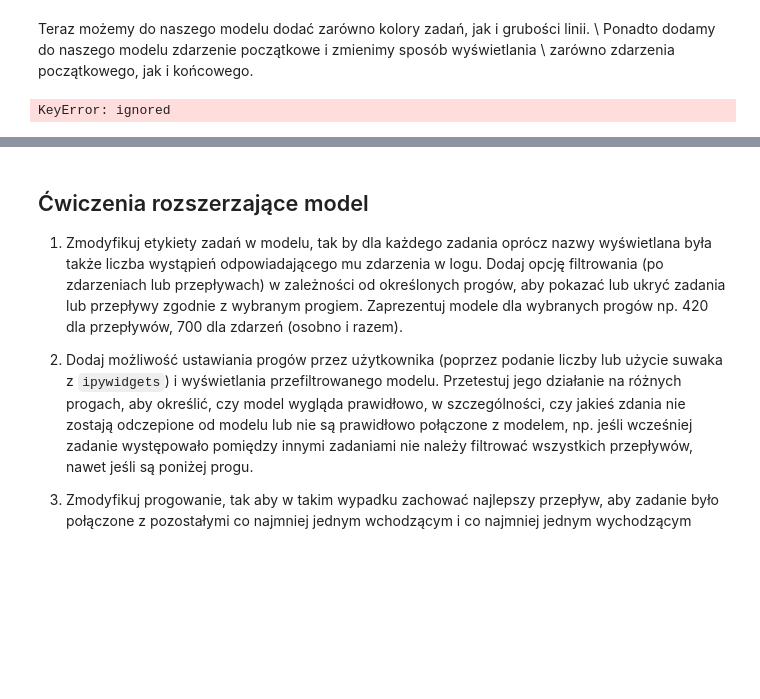
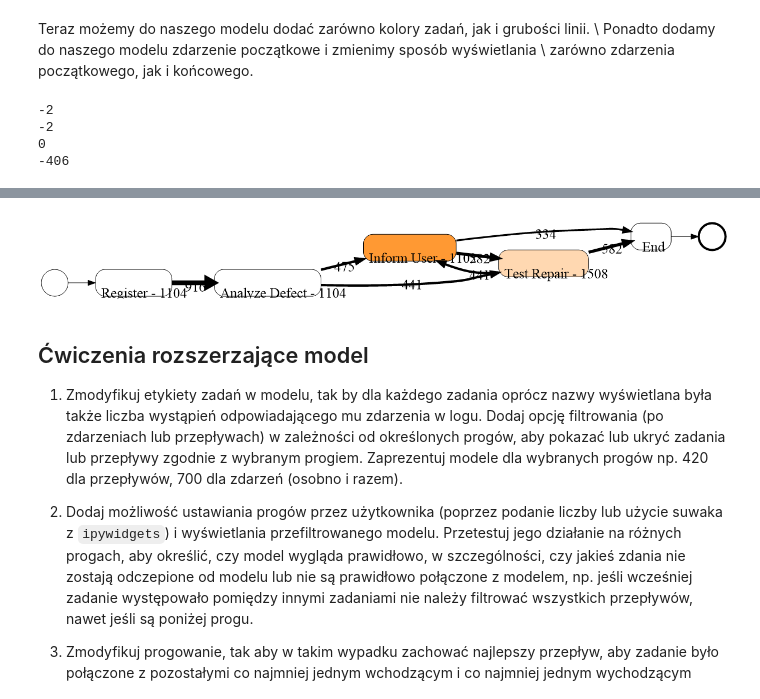
Before and after one commit to worker2396/uni, a Jupyter notebook: Copy_of_Czesc1_2022_Odkrywanie_modeli.ipynb, the cells around one changed output, grey strips where cells are left out. Saved outputs shown, nothing was run; the diff lists cells and outputs as text; code cells hidden in the pictures; blank space fills up the shorter version.

```diff
--- a/Copy_of_Czesc1_2022_Odkrywanie_modeli.ipynb
+++ b/Copy_of_Czesc1_2022_Odkrywanie_modeli.ipynb
@@ -126,16 +139,17 @@ dfs.head()
 Następnie zobaczmy, jak często wykonywane były poszczególne zadania:
 # %%
 ev_counter = dfs.Activity.value_counts()
-ev_counter
 
 def threshold_filter(threshold, counter_dict):
   for event, count in counter_dict.items():
     if count < threshold:
+      print(event)
+      print(count)
       counter_dict.pop(event)
+      dfs.drop(dfs[dfs['Activity'] == event].index, inplace=True)
 
-threshold_filter(700, ev_counter)
 
-ev_counter
-
-dfs
+threshold_filter(filter1, ev_counter)
+ev_counter = dfs.Activity.value_counts()
+dfs.Activity.value_counts()
 # %% [output]
@@ -296,27 +316,37 @@ Teraz możemy do naszego modelu dodać zarówno kolory zadań, jak i grubości l
 Ponadto dodamy do naszego modelu zdarzenie początkowe i zmienimy sposób wyświetlania \\
 zarówno zdarzenia początkowego, jak i końcowego.
 # %%
-# G = pgv.AGraph(strict= False, directed=True)
-# G.graph_attr['rankdir'] = 'LR'
-# G.node_attr['shape'] = 'Mrecord'
+ G = pgv.AGraph(strict= False, directed=True)
+ G.graph_attr['rankdir'] = 'LR'
+ G.node_attr['shape'] = 'Mrecord'
 
-# G.add_node("start", shape="circle", label="")
-# for ev_start in ev_start_set:
-#   G.add_edge("start", ev_start)
+ G.add_node("start", shape="circle", label="")
+ for ev_start in ev_start_set:
+   G.add_edge("start", ev_start)
 
-# for event, succesors in w_net.items():
-#   value = ev_counter[event]
-#   color = int(float(color_min-value)/float(color_min-color_max)*100.00)
-#   my_color = "#ff9933"+str(hex(color))[2:]
-#   G.add_node(event, style="rounded,filled", fillcolor=my_color)
-#   for succesor, cnt in succesors.items():
-#     G.add_edge(event, succesor, penwidth=4*cnt/(trace_max-trace_min)+0.1, label=cnt)
+ for event, succesors in w_net.items():
+  value = ev_counter[event]
 
-# G.add_node("end", shape="circle", label="", penwidth='3')
-# for ev_end in ev_end_set:
-#   G.add_edge(ev_end, "end")
+  if float(color_min-color_max) == 0:
+    color = int(float(color_min-value)/0.1)
+  else:
+    color = int(float(color_min-value)/float(color_min-color_max)*100.00)
 
-# G.draw('simple_heuristic_net_with_events.png', prog='dot')
-# display(Image('simple_heuristic_net_with_events.png'))
+  my_color = "#ff9933"+str(hex(color))[2:]
+  G.add_node(event, style="rounded,filled", fillcolor=my_color, label=f'{event} - {value}')
+  for succesor, cnt in succesors.items():
+    if float(color_min-color_max) == 0:
+      G.add_edge(event, succesor, penwidth=4*cnt/10000, label=cnt)
+    else:
+      G.add_edge(event, succesor, penwidth=4*cnt/(trace_max-trace_min)+0.1, label=cnt)
+ G.add_node("end", shape="circle", label="", penwidth='3')
+ for ev_end in ev_end_set:
+   G.add_edge(ev_end, "end")
+
+ G.draw('simple_heuristic_net_with_events.png', prog='dot')
+ display(Image('simple_heuristic_net_with_events.png'))
 # %% [output]
-KeyError: ignored
+-2
+-2
+0
+-406
@@ -323,3 +359,4 @@ KeyError: ignored
+[figure, added]
 # %% [markdown]
 ## Ćwiczenia rozszerzające model
 
```
Also changed, not shown: parts of 17 cells of this notebook.
